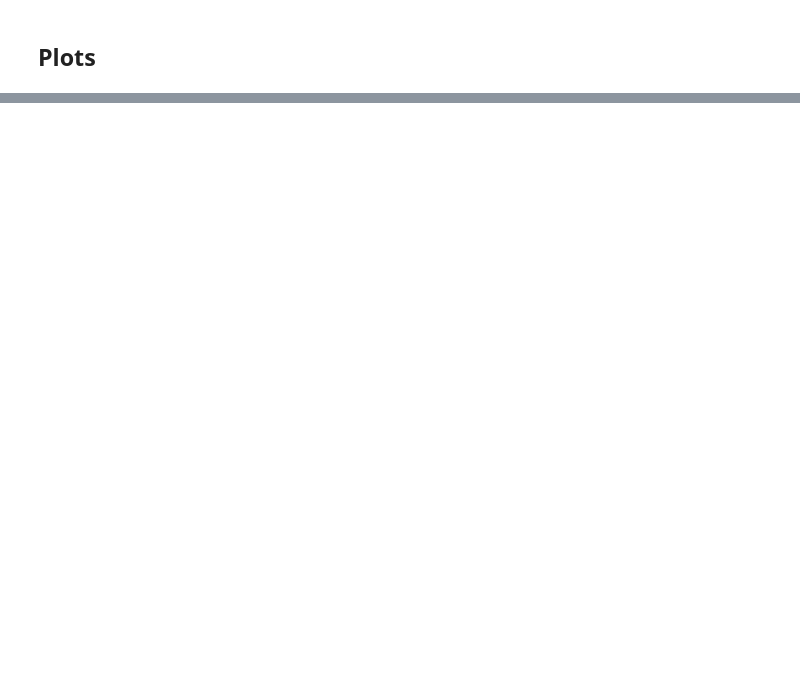
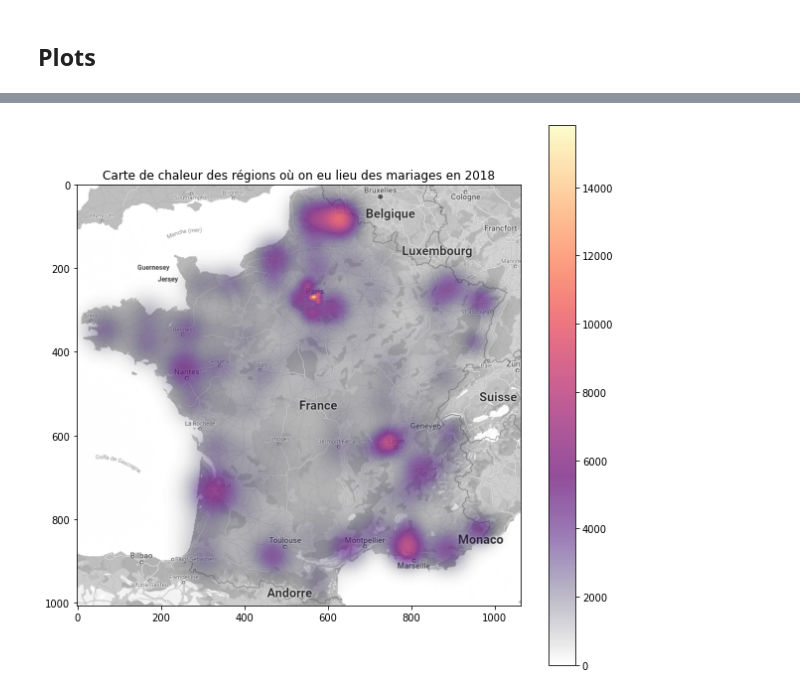
Before and after one commit to plorgue/fr_wedding_data_analysis, a Jupyter notebook: map.ipynb, the cells around one changed output, grey strips where cells are left out. Drawn from its saved outputs; the diff is of its cells as text; code cells hidden in the pictures; blank space fills up the shorter version.

```diff
--- a/map.ipynb
+++ b/map.ipynb
@@ -253,3 +252,14 @@ plt.show()
+# %%
+fig, ax = plt.subplots(1, 1, figsize=(10,10))
+y, x = np.mgrid[0:h, 0:w]
+z = np.load("./map-data/heatmap-absolute-sigma-radius.npy")
+c = ax.pcolormesh(x, y , z, cmap=mycmap_magma)
+fig.colorbar(c, ax=ax)
+ax.set_title("Carte de chaleur des régions où on eu lieu des mariages en 2018")
+ax.imshow(I)
+plt.show()
+# %% [output]
+[figure, added]
 # %%
 fig, ax = plt.subplots(1, 1, figsize=(10,10))
 y, x = np.mgrid[0:h, 0:w]
```
Also changed, not shown: parts of 11 cells of this notebook, 8 other files.
